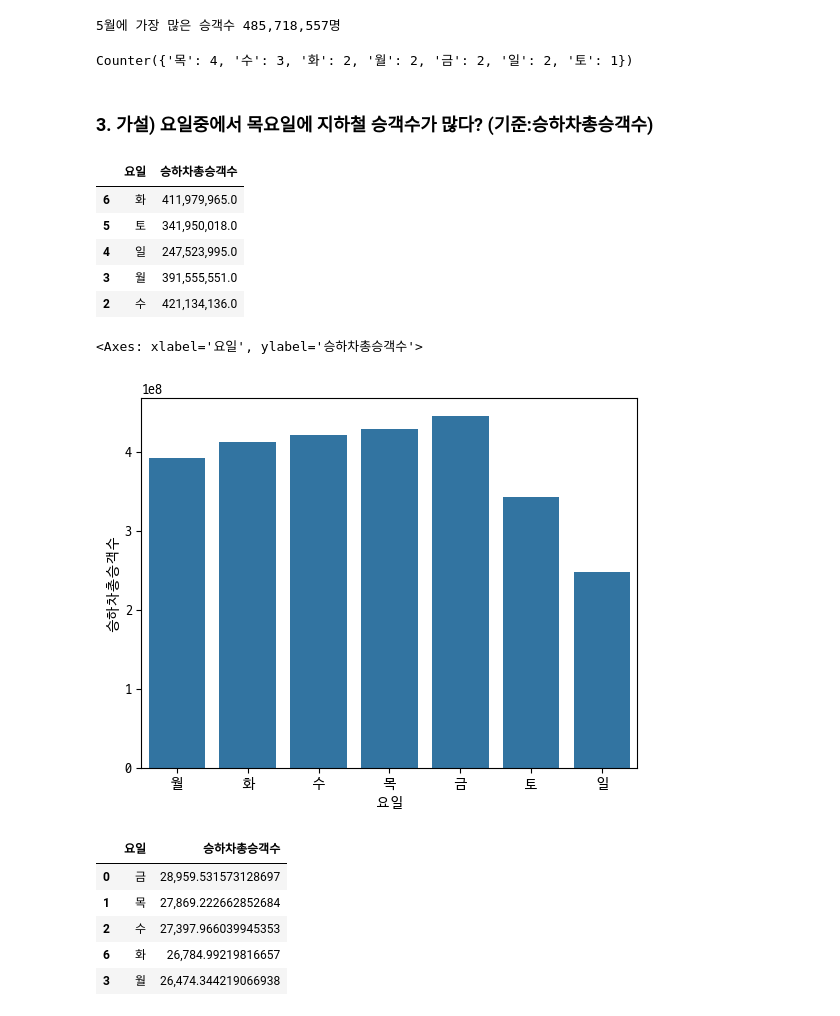
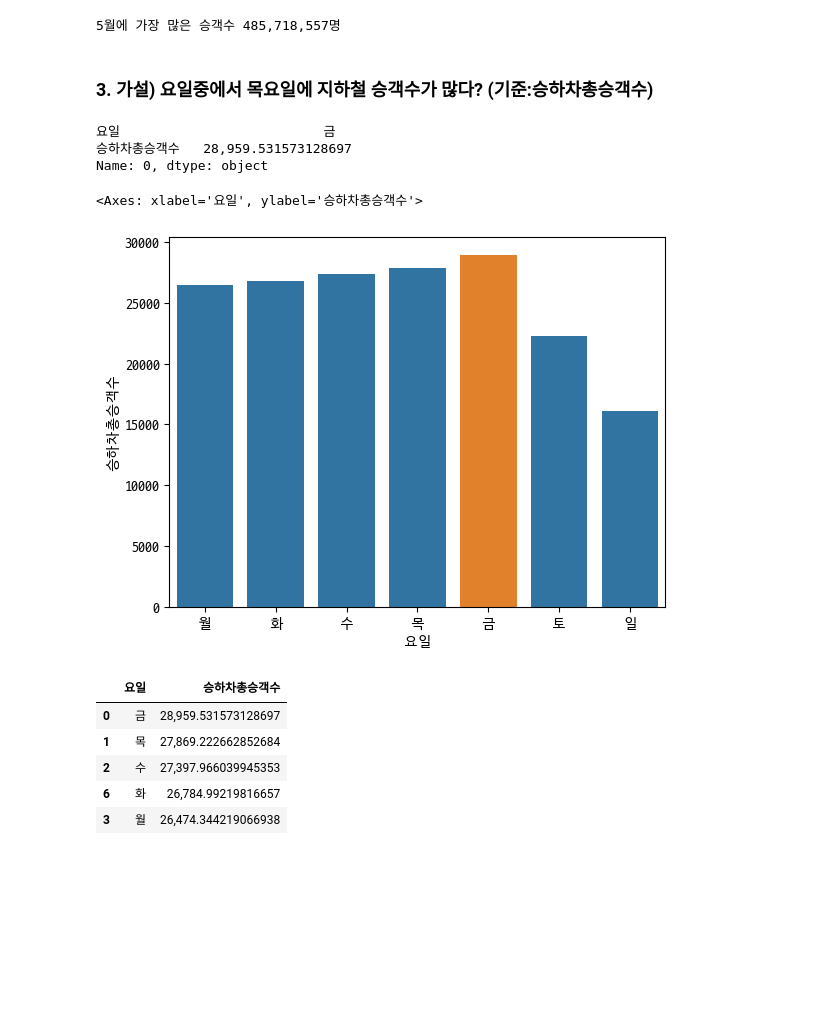
Before and after one commit to smu-202115064/Training-project-for-AI-X-Pioneers-Basic, a Jupyter notebook: 실습/김동주 - 지하철 이용승객 분석.ipynb, the cells around one changed output. Cells and saved outputs as stored; diff of their text form; code cells hidden in the pictures; blank space fills up the shorter version.

```diff
--- a/실습/김동주 - 지하철 이용승객 분석.ipynb
+++ b/실습/김동주 - 지하철 이용승객 분석.ipynb
@@ -123,7 +121,7 @@ df_subway_raw['요일'] = df_subway_raw['사용일자'].dt.dayofweek.map({ idx:
 df_subway_raw['연'] = df_subway_raw['사용일자'].dt.year
 df_subway_raw['월'] = df_subway_raw['사용일자'].dt.month
 df_subway_raw['일'] = df_subway_raw['사용일자'].dt.date
-df_subway_raw['승하차총승객수'] = df_subway_raw['승차총승객수'] + df_subway_raw['하차총승객수']
+df_subway_raw['승하차총승객수'] = (df_subway_raw['승차총승객수'] + df_subway_raw['하차총승객수']).astype(int)
 
 df_subway_raw.sample(10)
 # %% [output]
@@ -183,55 +196,26 @@ row = df.iloc[0]
 print(f'{row['월']:.0f}월에 가장 많은 승객수 {row['승하차총승객수']:,.0f}명')
 # %% [output]
 5월에 가장 많은 승객수 485,718,557명
-# %%
-# 혹시 특정 월에 휴일이 몰려있는게 영향이 있을까?
-
-holidays = [
-    datetime.date(2019, 1, 1),  # 신정
-    datetime.date(2019, 2, 4),  # 설날(연휴)
-    datetime.date(2019, 2, 5),  # 설날
-    datetime.date(2019, 2, 6),  # 설날(연휴)
-    datetime.date(2019, 3, 1),  # 삼일절
-    datetime.date(2019, 5, 5),  # 어린이날
-    datetime.date(2019, 5, 6),  # (어린이날)대체휴일
-    datetime.date(2019, 5, 12),  # 부처님오신날
-    datetime.date(2019, 6, 6),  # 현충일
-    datetime.date(2019, 8, 15),  # 광복절
-    datetime.date(2019, 9, 12),  # 추석(연휴)
-    datetime.date(2019, 9, 13),  # 추석
-    datetime.date(2019, 9, 14),  # 추석(연휴)
-    datetime.date(2019, 10, 3),  # 개천절
-    datetime.date(2019, 10, 9),  # 한글날
-    datetime.date(2019, 12, 25),  # 크리스마스
-]
-
-holidays_per_dayofweek = collections.Counter()
-for holiday in holidays:
-    holidays_per_dayofweek['월화수목금토일'[holiday.weekday()]] += 1
-
-holidays_per_dayofweek
-# %% [output]
-Counter({'목': 4, '수': 3, '화': 2, '월': 2, '금': 2, '일': 2, '토': 1})
 # %% [markdown]
 ### 3. 가설) 요일중에서 목요일에 지하철 승객수가 많다? (기준:승하차총승객수)
 # %%
 df = df_subway_raw[['요일', '승하차총승객수']] \
     .groupby('요일') \
-    .sum(numeric_only=True) \
+    .mean(numeric_only=True) \
     .reset_index()
-df.sort_values(by='요일', ascending=False).head()
+
+# 가장 많은 승객수를 가진 요일을 찾아보자.
+df.iloc[df['승하차총승객수'].idxmax()]
 # %% [output]
-|  | 요일 | 승하차총승객수 |
-| 6 | 화 | 411,979,965.0 |
-| 5 | 토 | 341,950,018.0 |
-| 4 | 일 | 247,523,995.0 |
-| 3 | 월 | 391,555,551.0 |
-| 2 | 수 | 421,134,136.0 |
+요일                          금
+승하차총승객수   28,959.531573128697
+Name: 0, dtype: object
 # %%
 sns.barplot(data=df, x='요일', y='승하차총승객수', order=['월', '화', '수', '목', '금', '토', '일'])
+sns.barplot(data=df[df['요일'] == '금'], x='요일', y='승하차총승객수') # 금요일만 다른 색상으로 출력
 # %% [output]
 <Axes: xlabel='요일', ylabel='승하차총승객수'>
-[figure, old version]
+[figure, new version]
 # %%
 df = df_subway_raw[['요일', '승하차총승객수']] \
     .groupby('요일') \
```
Also changed, not shown: parts of 18 cells of this notebook.
